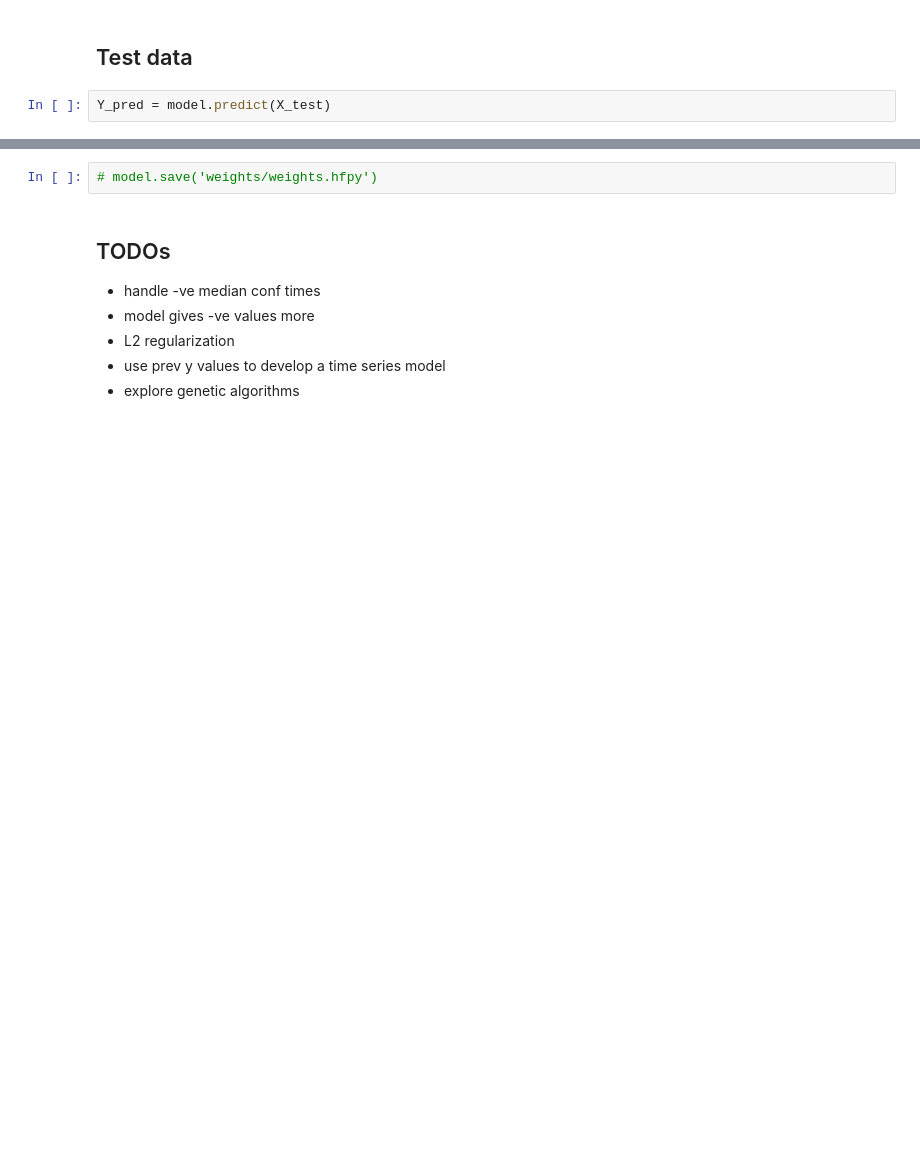
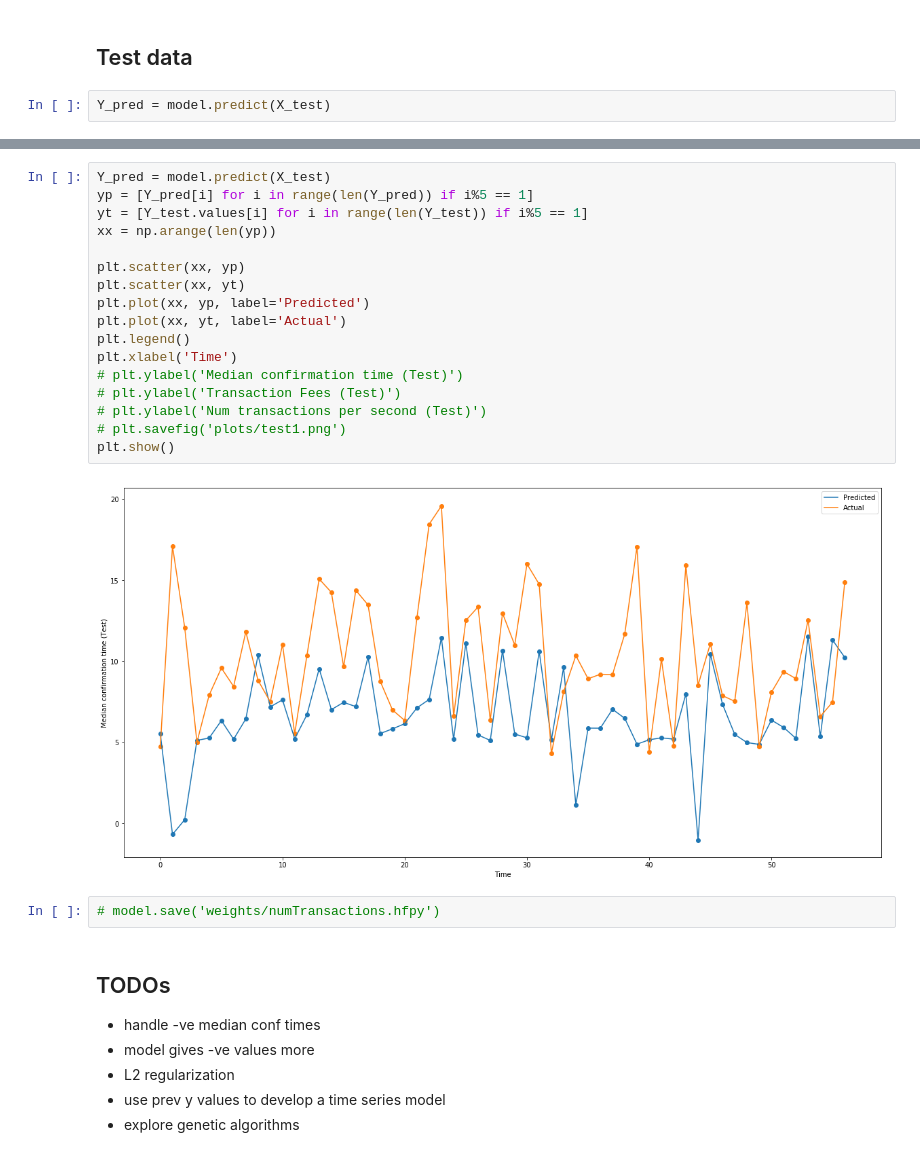
Before and after one commit to deepakgouda/BlockEval, a Jupyter notebook: Model/model.ipynb, the cells around one changed output, grey strips where cells are left out. Saved outputs shown, nothing was run; the diff lists cells and outputs as text; blank space fills up the shorter version.

```diff
--- a/Model/model.ipynb
+++ b/Model/model.ipynb
@@ -172,5 +258,24 @@ plt.show()
+# %%
+Y_pred = model.predict(X_test)
+yp = [Y_pred[i] for i in range(len(Y_pred)) if i%5 == 1]
+yt = [Y_test.values[i] for i in range(len(Y_test)) if i%5 == 1]
+xx = np.arange(len(yp))
+
+plt.scatter(xx, yp)
+plt.scatter(xx, yt)
+plt.plot(xx, yp, label='Predicted')
+plt.plot(xx, yt, label='Actual')
+plt.legend()
+plt.xlabel('Time')
+# plt.ylabel('Median confirmation time (Test)')
+# plt.ylabel('Transaction Fees (Test)')
+# plt.ylabel('Num transactions per second (Test)')
+# plt.savefig('plots/test1.png')
+plt.show()
+# %% [output]
+[figure, added]
 # %%
-# model.save('weights/weights.hfpy')
+# model.save('weights/numTransactions.hfpy')
 # %% [markdown]
 ## TODOs
 - handle -ve median conf times
```
Also changed, not shown: parts of 16 cells of this notebook, 7 other files.
